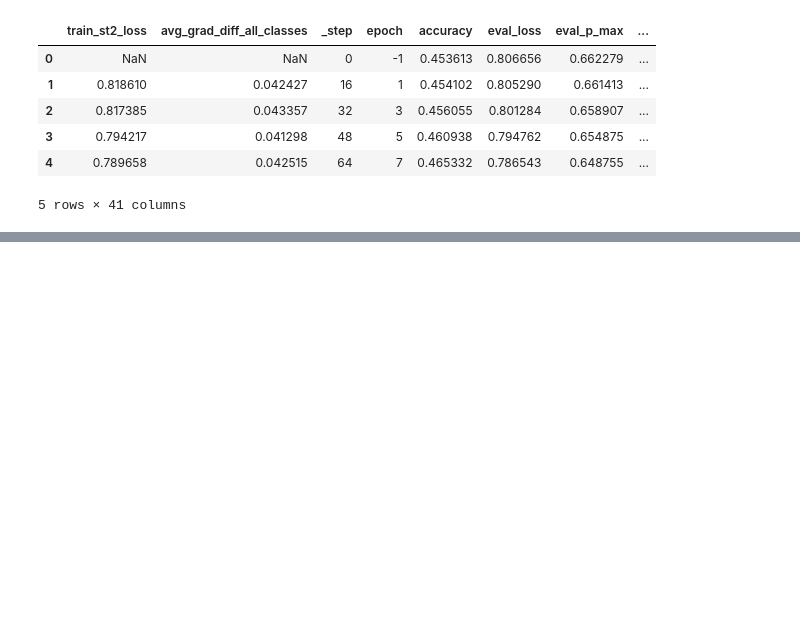
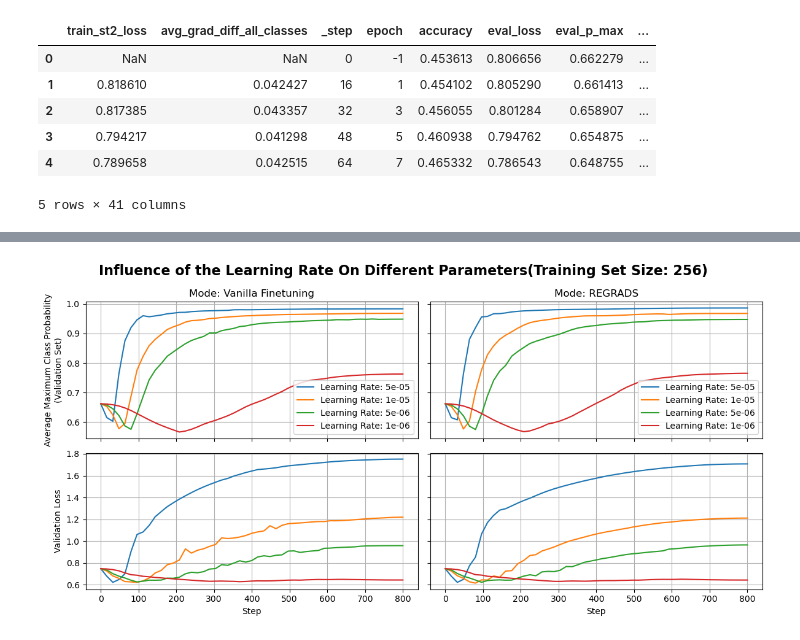
Before and after one commit to Ricu/fantastic-umbrella, a Jupyter notebook: notebooks/A_5_diff_eval.ipynb, the cells around one changed output, grey strips where cells are left out. Cells and saved outputs as stored; diff of their text form; code cells hidden in the pictures; blank space fills up the shorter version.

```diff
--- a/notebooks/A_5_diff_eval.ipynb
+++ b/notebooks/A_5_diff_eval.ipynb
@@ -146,0 +147,63 @@ plt.show()
+# %%
+import matplotlib.pyplot as plt
+selected_rows = functools.reduce(
+    operator.and_,
+    [
+        df["training_size"] == 256
+        # df["Tags"].str.contains('modded')
+    ]
+    )
+filtered_df = df.loc[selected_rows]
+
+subplot_column_keys = ['VANILLA','FUMBRELLA']
+subplot_column_names = ['Vanilla Finetuning','REGRADS']
+subplot_row_keys = ['eval_p_max', 'eval_loss']
+subplot_row_names = ['Average Maximum Class Probability\n(Validation Set)', 'Validation Loss']
+
+# Create a new figure
+fig, axs = plt.subplots(
+    len(subplot_row_keys),
+    len(subplot_column_keys),
+    sharex=True,
+    sharey='row',
+    figsize = (12,6)
+    # figsize = (TEXTWIDTH,TEXTWIDTH)
+    )
+
+for idy, col_key in enumerate(subplot_column_keys):
+    grouped_df = filtered_df.loc[df["mode"]==col_key].groupby(["learning_rate","_step"])
+    for idx, row_key in enumerate(subplot_row_keys):
+        statistics = grouped_df[row_key].agg(['mean', 'median', 'std'])
+        statistics = statistics.sort_index(level=["learning_rate"], ascending=False)
+
+        for learning_rate in statistics.index.get_level_values('learning_rate').unique():
+            stats = statistics.loc[learning_rate]
+            axs[idx,idy].plot(
+                stats.index,
+                stats["median"],
+                label=f'Learning Rate: {learning_rate}'
+                )
+
+        if idy == 0:
+            axs[idx,idy].set_ylabel(subplot_row_names[idx])
+        if idx == 0:
+            axs[idx,idy].set_title(f'Mode: {subplot_column_names[idy]}')
+        if idx == len(subplot_row_keys) - 1:
+            axs[idx,idy].set_xlabel('Step')
+
+        if row_key == 'learning_rate':
+            axs[idx,idy].set_yscale('log')
+        axs[idx,idy].grid(True,which='major')
+        axs[idx,idy].grid(True,which='minor')
+
+        if idx == 0:
+            axs[idx,idy].legend()
+
+
+fig.suptitle('Influence of the Learning Rate On Different Parameters(Training Set Size: 256)', fontsize=16,weight='bold')
+# Show the plot
+plt.tight_layout()
+plt.savefig('img/A_5_eval_p.pdf', format='pdf')
+plt.show()
+# %% [output]
+[figure, added]
```
Also changed, not shown: parts of 1 cell of this notebook, 7 other files.
